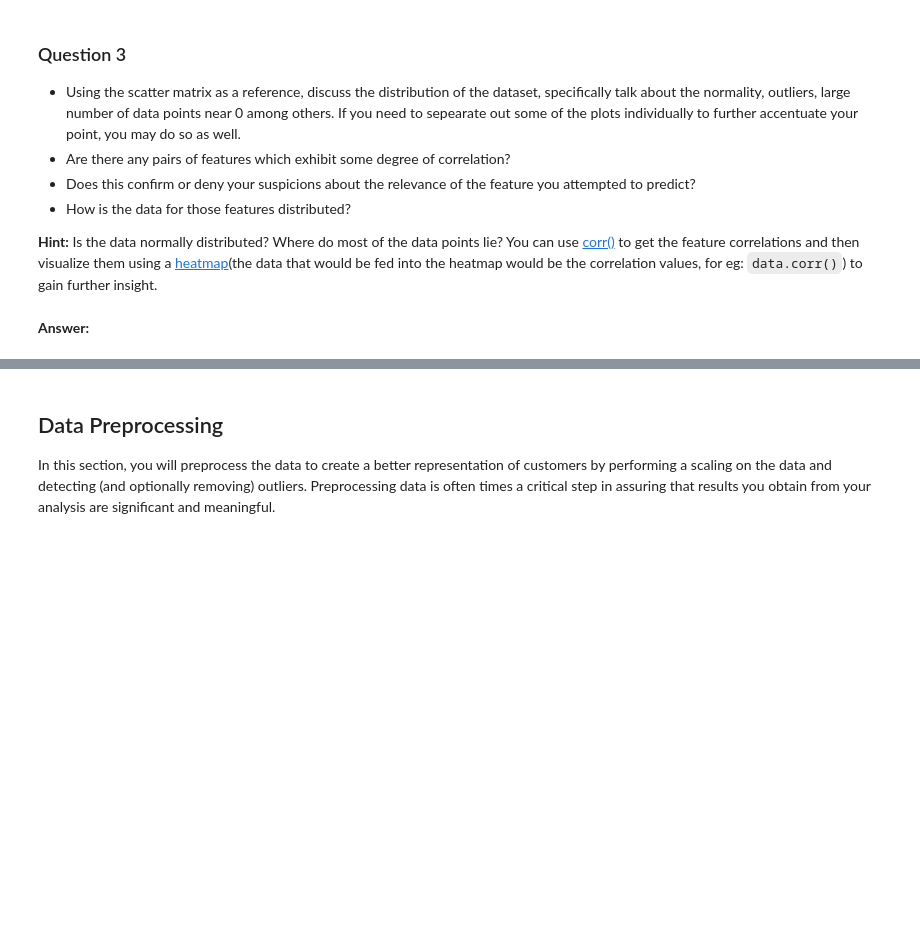
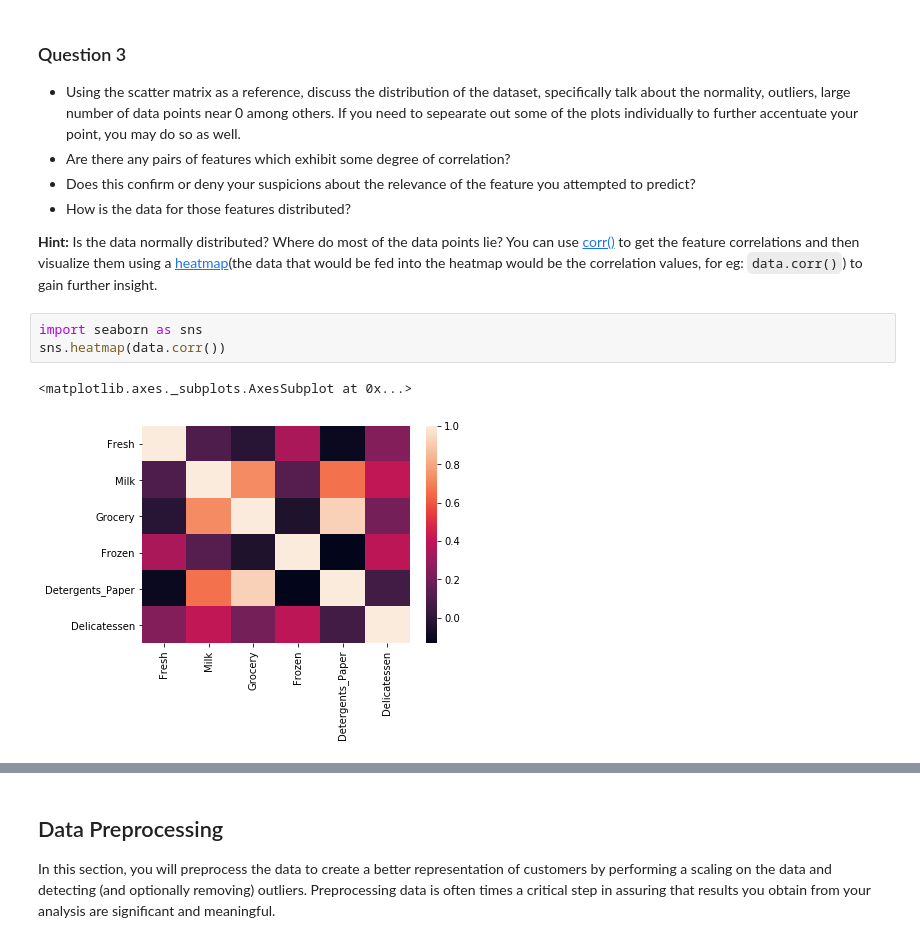
Before and after one commit to lekeOnilude/customer_segments, a Jupyter notebook: customer_segments.ipynb, the cells around one changed output, grey strips where cells are left out. Saved outputs shown, nothing was run; the diff lists cells and outputs as text; blank space fills up the shorter version.

```diff
--- a/customer_segments.ipynb
+++ b/customer_segments.ipynb
@@ -136,5 +153,9 @@ pd.scatter_matrix(data, alpha = 0.3, figsize = (14,8), diagonal = 'kde');
 * How is the data for those features distributed?
 
 **Hint:** Is the data normally distributed? Where do most of the data points lie? You can use [corr()](https://pandas.pydata.org/pandas-docs/stable/generated/pandas.DataFrame.corr.html) to get the feature correlations and then visualize them using a [heatmap](http://seaborn.pydata.org/generated/seaborn.heatmap.html)(the data that would be fed into the heatmap would be the correlation values, for eg: `data.corr()`) to gain further insight.
-# %% [markdown]
-**Answer:**
+# %%
+import seaborn as sns
+sns.heatmap(data.corr())
+# %% [output]
+<matplotlib.axes._subplots.AxesSubplot at 0x...>
+[figure, added]
```
Also changed, not shown: parts of 44 cells of this notebook.
